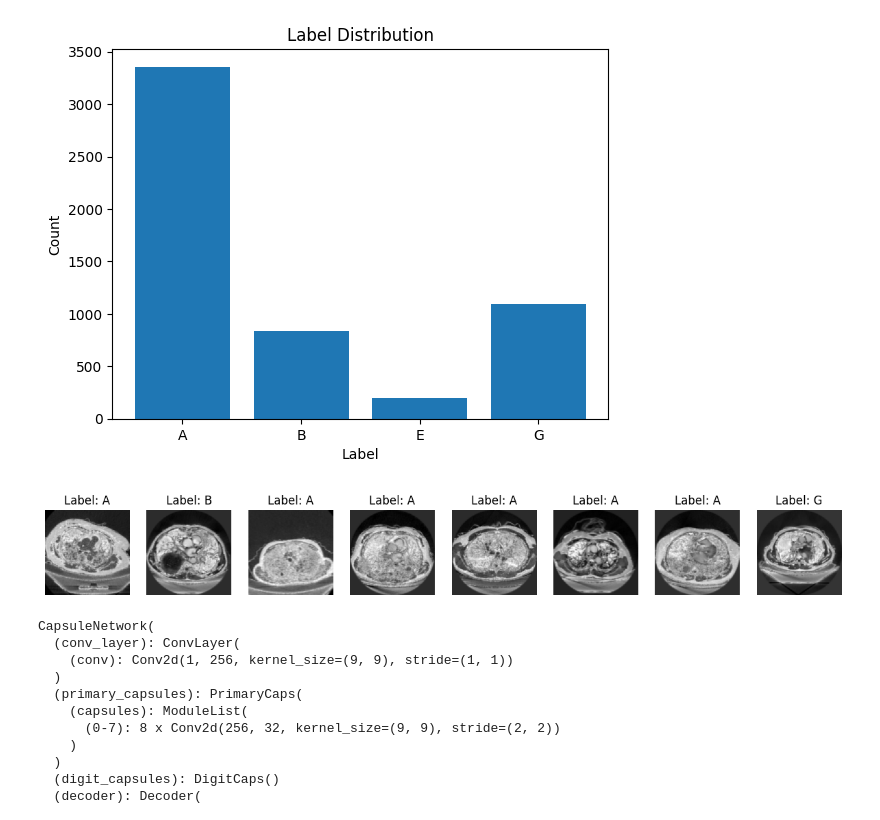
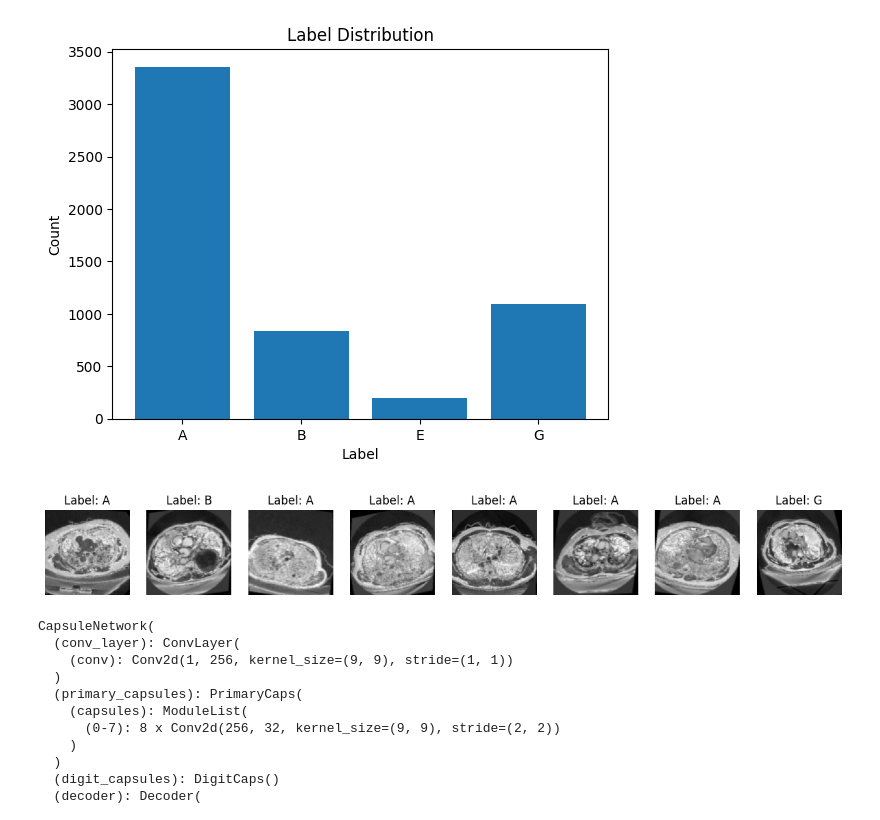
Before and after one commit to DominikHahn1407/Masterarbeit, a Jupyter notebook: Final Models/capsnet_fine.ipynb, the cells around one changed output. Cells and saved outputs as stored; diff of their text form; code cells hidden in the pictures.

```diff
--- a/Final Models/capsnet_fine.ipynb
+++ b/Final Models/capsnet_fine.ipynb
@@ -15,3 +15,5 @@ from utils import DICOMFineDataset, display_data_loader_batch
+# %%
+data_augmentation = True
 # %%
 BASE_DIR = "C:/Users/Dominik Hahn/OneDrive/Studium/Master/Masterarbeit/Daten/nodule"
 seed = 41
@@ -28,6 +30,8 @@ torch.manual_seed(seed)
 <torch._C.Generator at 0x...>
 # %%
 classes_dict = {value: index for index, value in enumerate(classes)}
+train_transforms = None
+
 transform = transforms.Compose([
     transforms.Resize((image_size, image_size)),
     transforms.Grayscale(),
@@ -35,14 +39,19 @@ transform = transforms.Compose([
     transforms.Normalize(mean=[0.5], std=[0.5])
 ])
 
-train_transforms = transforms.Compose([
-    transforms.RandomRotation(degrees=15),          # Random rotation up to 15 degrees
-    transforms.RandomHorizontalFlip(),              # Random horizontal flip
-    transforms.RandomVerticalFlip(),                # Random vertical flip
-    transforms.ColorJitter(brightness=0.2, contrast=0.2),
-    transform
-])
+if data_augmentation:
+    train_transforms = transforms.Compose([
+        transforms.RandomHorizontalFlip(),
+        transforms.RandomRotation(degrees=15),        # Rotate by up to ±15 degrees
+        transforms.RandomResizedCrop((224, 224),      # Random crop and resize to simulate zooming
+                        scale=(0.8, 1.2),  # Scale for zoom in/out
+                        ratio=(0.9, 1.1)),
+        transforms.RandomAffine(degrees=0, shear=10), # Apply random shear with ±10 degrees
+        transform
+    ])
+else:
+    train_transforms = transform
 
-dataset = DICOMFineDataset(root_dir=BASE_DIR, classes=classes_dict, transform=transform)
+dataset = DICOMFineDataset(root_dir=BASE_DIR, classes=classes_dict)
 dataset.visualize_images(num_images=7)
 # %% [output]
@@ -54,14 +63,16 @@ dataset.display_label_distribution()
 # %%
 train_size = int(train_ratio * len(dataset))
 test_size = len(dataset) - train_size
 
 train_dataset, test_dataset = random_split(dataset, [train_size, test_size])
+train_dataset = TransformDataset(torch.utils.data.Subset(dataset, train_dataset.indices), transform=train_transforms)
+test_dataset = TransformDataset(torch.utils.data.Subset(dataset, test_dataset.indices), transform=transform)
 train_loader = DataLoader(train_dataset, batch_size=batch_size, shuffle=True)
 test_loader = DataLoader(test_dataset, batch_size=batch_size, shuffle=False)
 
 display_data_loader_batch(train_loader, classes)
 # %% [output]
-[figure, old version]
+[figure, new version]
 # %%
 TRAIN_ON_GPU = torch.cuda.is_available()
 capsule_net = CapsuleNetwork(image_size=image_size, num_classes=len(classes), train_on_gpu=TRAIN_ON_GPU)
```
Also changed, not shown: parts of 2 cells of this notebook, 7 other files.
